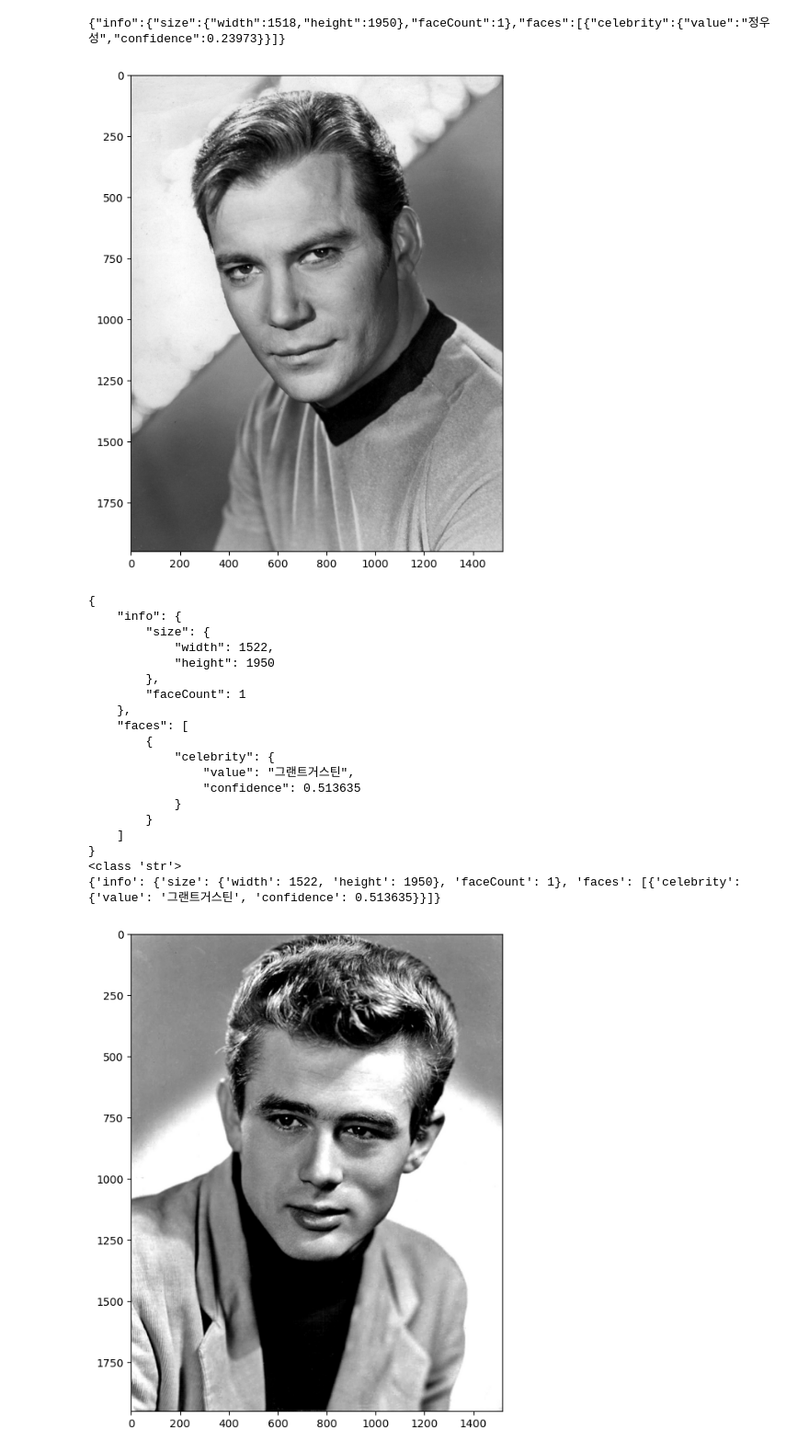
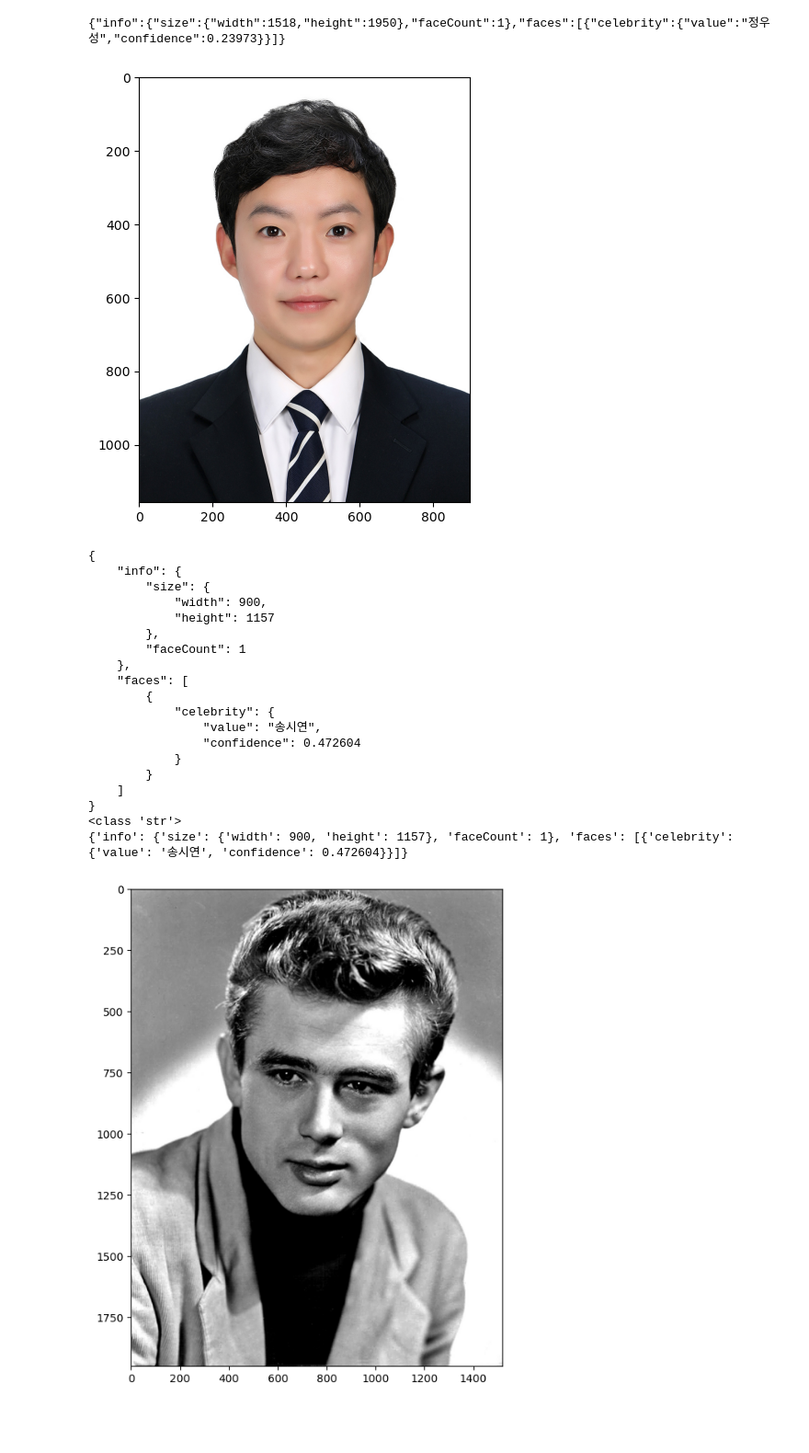
Before and after one commit to pshho/anaconda, a Jupyter notebook: green_data/naver_api_face.ipynb, the cells around one changed output. Shown at 92% size. Cells and saved outputs as stored; diff of their text form; code cells hidden in the pictures; blank space fills up the shorter version.

```diff
--- a/green_data/naver_api_face.ipynb
+++ b/green_data/naver_api_face.ipynb
@@ -33,56 +33,56 @@ import matplotlib.image as mpimg
 import os
 import sys
 import requests
 import json
 
-img = mpimg.imread("./datas/face_detection2.jpg")
-plt.figure(figsize=(10, 8)) # 그래프 크기 확대(가로인치, 세로인치)
+img = mpimg.imread("./datas/me.jpg")
+plt.figure(figsize=(8, 6)) # 그래프 크기 확대(가로인치, 세로인치)
 plt.imshow(img)
 plt.show()
 
 client_id = "Gr3DZKpSitjNw83linRK"
 client_secret = "CM1z5bCrQ6"
 url = "https://openapi.naver.com/v1/vision/celebrity" # 유명인 얼굴인식
-files = {'image': open('./datas/face_detection2.jpg', 'rb')}
+files = {'image': open('./datas/me.jpg', 'rb')}
 headers = {'X-Naver-Client-Id': client_id, 'X-Naver-Client-Secret': client_secret }
 # post()로 보내기
 response = requests.post(url, files=files, headers=headers)
 rescode = response.status_code
 parsed = json.loads(response.text)
 
 # 딕셔너리를 json.dumps 처리하면 json데이터로 저장함
 print(json.dumps(parsed, indent=4, sort_keys=False, ensure_ascii=False))
 print(type(json.dumps(parsed, indent=4, sort_keys=False, ensure_ascii=False)))
 
 # print(response.text)
 # print(type(response.text))
 
 if(rescode==200):
     print(parsed)
     # print(type(parsed)) # 파이썬 딕셔너리
 else:
     print("Error Code:" + rescode)
 # %% [output]
-[figure, old version]
+[figure, new version]
 {
     "info": {
         "size": {
-            "width": 1522,
-            "height": 1950
+            "width": 900,
+            "height": 1157
         },
         "faceCount": 1
     },
     "faces": [
         {
             "celebrity": {
-                "value": "그랜트거스틴",
-                "confidence": 0.513635
+                "value": "송시연",
+                "confidence": 0.472604
             }
         }
     ]
 }
 <class 'str'>
-{'info': {'size': {'width': 1522, 'height': 1950}, 'faceCount': 1}, 'faces': [{'celebrity': {'value': '그랜트거스틴', 'confidence': 0.513635}}]}
+{'info': {'size': {'width': 900, 'height': 1157}, 'faceCount': 1}, 'faces': [{'celebrity': {'value': '송시연', 'confidence': 0.472604}}]}
 # %%
 import matplotlib.pyplot as plt
 import matplotlib.image as mpimg
```
Also changed, not shown: parts of 4 cells of this notebook, 2 other files.
